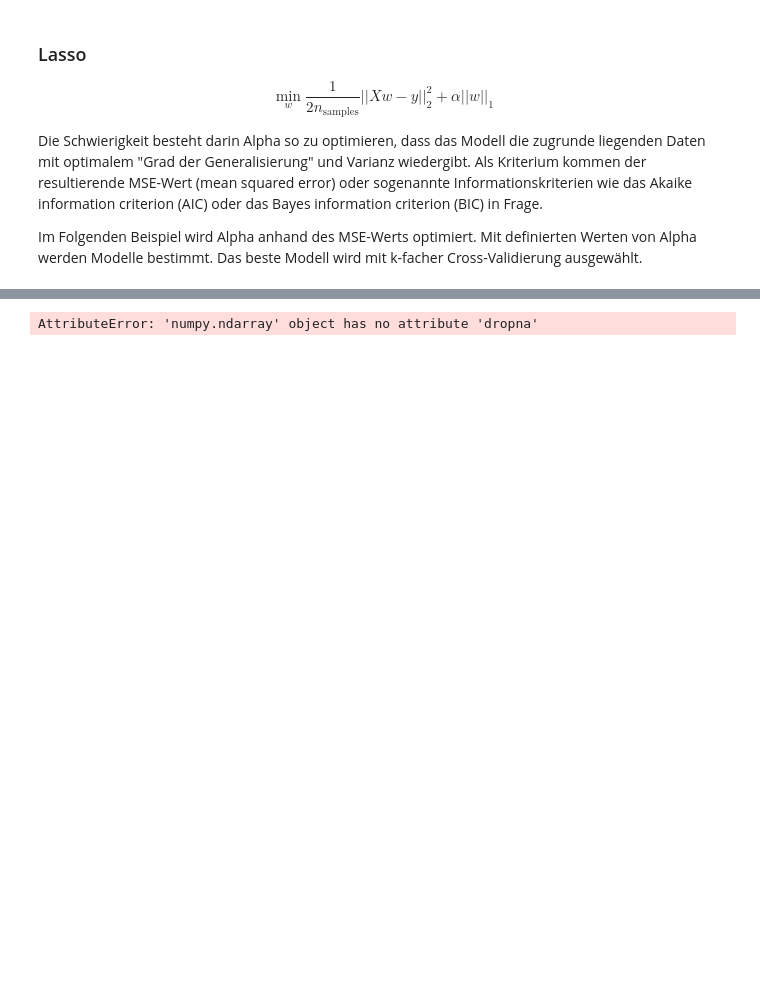
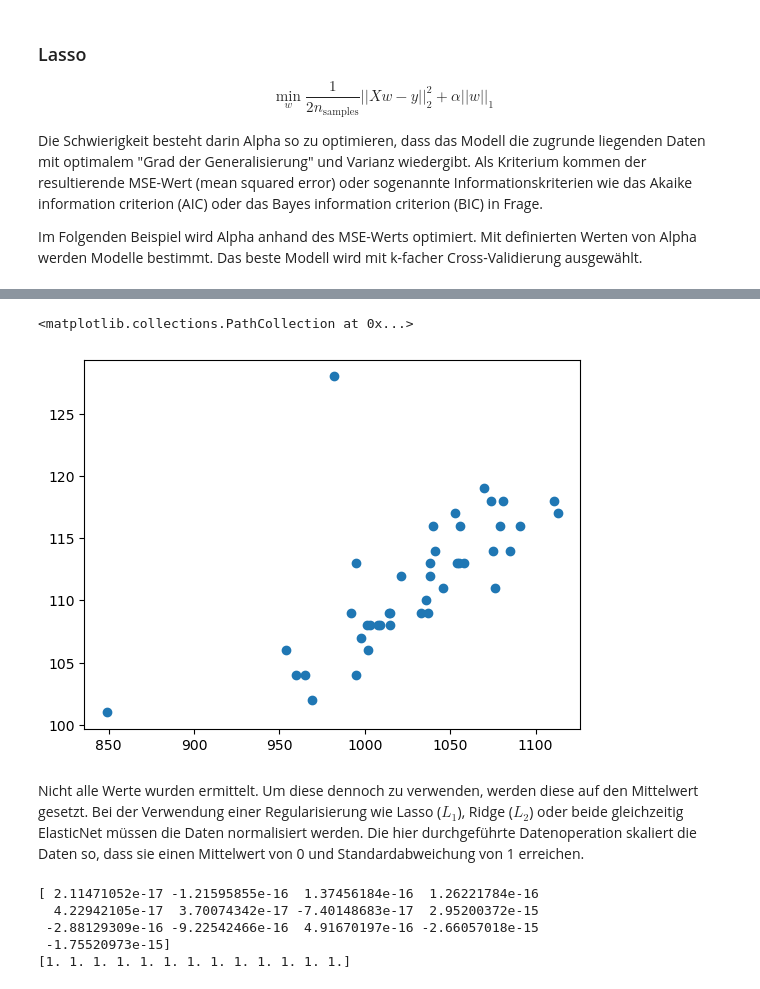
Before and after one commit to RHaeml/MM_ML_L1, a Jupyter notebook: MaschineLearning_Modell.ipynb, the cells around one changed output, grey strips where cells are left out. Saved outputs shown, nothing was run; the diff lists cells and outputs as text; code cells hidden in the pictures; blank space fills up the shorter version.

```diff
--- a/MaschineLearning_Modell.ipynb
+++ b/MaschineLearning_Modell.ipynb
@@ -149,27 +95,0 @@ NameError: name 'data' is not defined
-# %%
-X_train, X_test, y_train, y_test = train_test_split(
-    x, y, test_size=0.3, random_state=0)
-
-
-X_train = X_train.dropna(axis=1)
-X_test = X_test.dropna(axis=1)
-
-scaler.fit(X_train)
-
-model = LinearRegression()
-model.fit(X_train, y_train)
-
-y_pred = cross_val_predict(model, X_train, y_train, cv=5)
-
-
-
-from sklearn.metrics import PredictionErrorDisplay
-PredictionErrorDisplay.from_predictions(
-    y_train,
-    y_pred=y_pred,
-    kind="actual_vs_predicted",
-    subsample=100,
-    random_state=0,
-)
-# %% [output]
-AttributeError: 'numpy.ndarray' object has no attribute 'dropna'
@@ -178,26 +95,0 @@ y_pred.shape, y.shape
-# %%
-from sklearn.model_selection import train_test_split
-
-from sklearn.feature_selection import SelectFromModel
-from sklearn.preprocessing import StandardScaler
-from sklearn.linear_model import LinearRegression
-from sklearn.feature_selection import SelectFromModel
-
-numerics = ['int16', 'int32', 'int64', 'float16', 'float32', 'float64']
-numerical_vars = list(df.select_dtypes(include=numerics).columns)
-data = df[numerical_vars]
-data.shape
-
-mechanical_parameter = ['Strength_Mean', 'Strength_Std', 'Yield_mean', 'Yield_Std', 'Uniform_Mean', 'Uniform_Std',
-                        'Ductility_Mean', 'Ductility_Std', 'Youngs_Modulus_Mean', 'Youngs_Modulus_Std']
-std_parameter = ['Avizo_Porosity_Std', 'Archimedes_porosity_Std','Diameter_Avizo_Std', 'Sphericity_Avizo_Std',
-                 'Roughness_Avg_Std', 'Roughness_RMS_Std', 'Grain_diameter_Std', 'Grain_aspect_Std', 'Vicker_Std']
-
-# separate train and test sets
-X_train, X_test, y_train, y_test = train_test_split(
-    data.drop(labels=(mechanical_parameter), axis=1),
-    data['Youngs_Modulus_Mean'],
-    test_size=0.3,
-    random_state=0)
-X_train = X_train.fillna(0)
-X_test = X_test.fillna(0)
@@ -229,0 +98,24 @@ plt.show()
+# %%
+plt.scatter(x = data['Strength_Mean'], y = data['Youngs_Modulus_Mean'])
+# %% [output]
+<matplotlib.collections.PathCollection at 0x...>
+[figure, added]
+# %% [markdown]
+Nicht alle Werte wurden ermittelt. Um diese dennoch zu verwenden, werden diese auf den Mittelwert gesetzt. Bei der Verwendung einer Regularisierung wie Lasso ($L_1$), Ridge ($L_2$) oder beide gleichzeitig ElasticNet müssen die Daten normalisiert werden. Die hier durchgeführte Datenoperation skaliert die Daten so, dass sie einen Mittelwert von 0 und Standardabweichung von 1 erreichen.
+# %%
+from sklearn.preprocessing import StandardScaler
+
+x_without_NaN = x.fillna(x.mean())
+
+scaler = StandardScaler()
+scaler.fit(x_without_NaN)
+x_norm = scaler.transform(x_without_NaN)
+
+print(x_norm.mean(axis=0))
+print(x_norm.std(axis=0))
+# %% [output]
+[ 2.11471052e-17 -1.21595855e-16  1.37456184e-16  1.26221784e-16
+  4.22942105e-17  3.70074342e-17 -7.40148683e-17  2.95200372e-15
+ -2.88129309e-16 -9.22542466e-16  4.91670197e-16 -2.66057018e-15
+ -1.75520973e-15]
+[1. 1. 1. 1. 1. 1. 1. 1. 1. 1. 1. 1. 1.]
```
Also changed, not shown: parts of 27 cells of this notebook, 1 other file.
